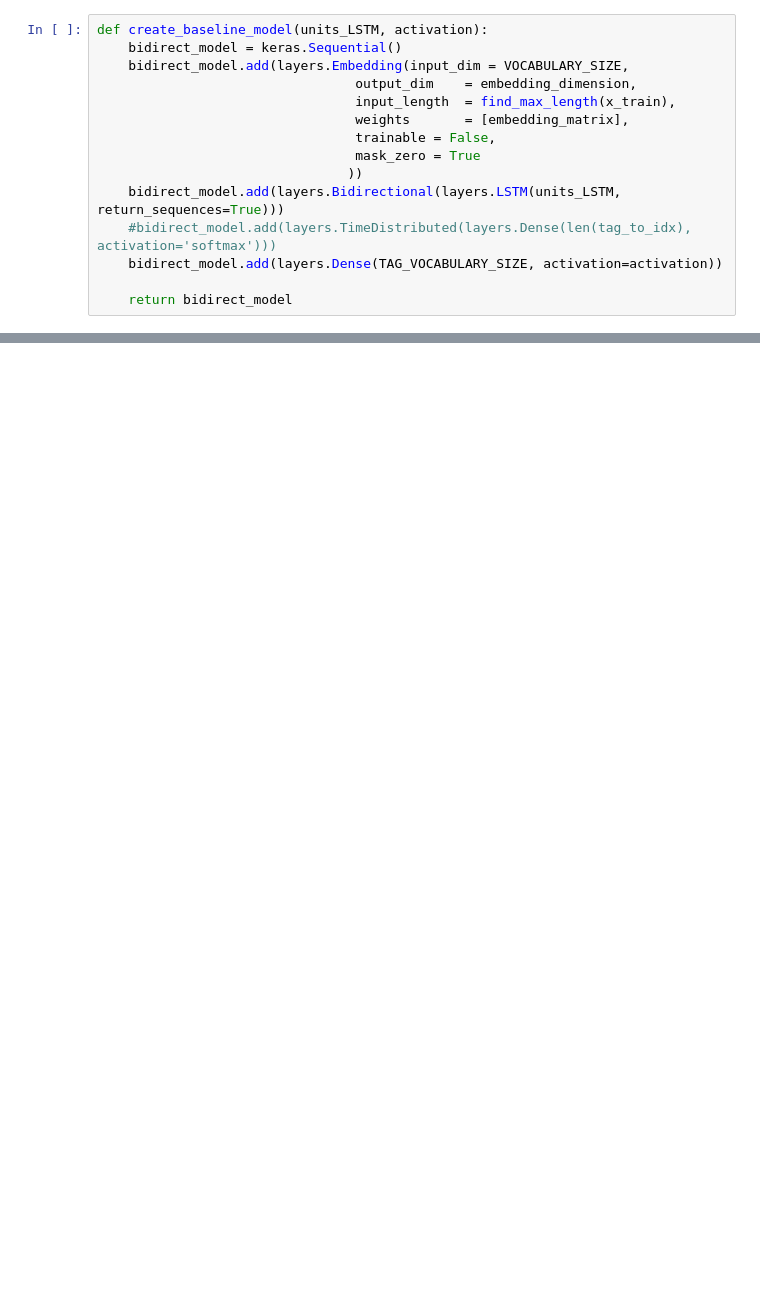
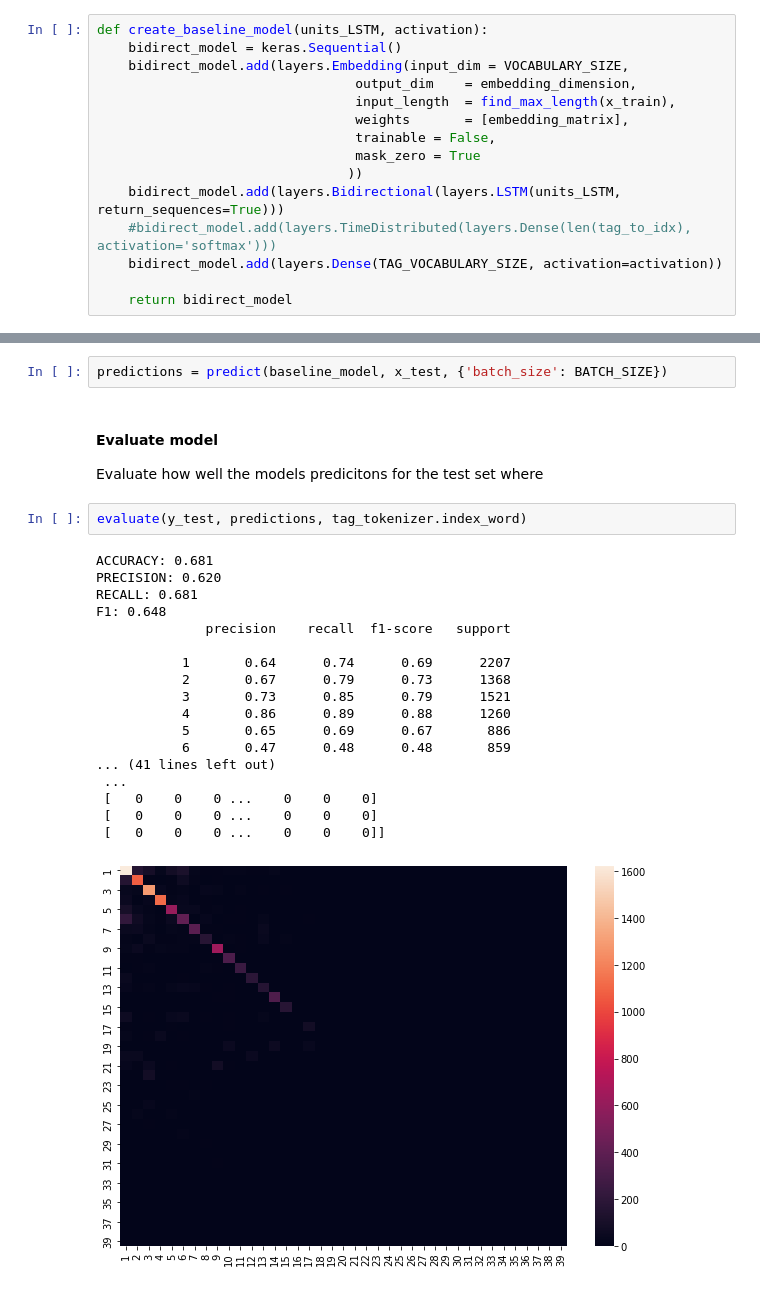
Before and after one commit to solveijm/NLP, a Jupyter notebook: Assignment1/A1.ipynb, the cells around one changed output, grey strips where cells are left out. Cells and saved outputs as stored; diff of their text form; blank space fills up the shorter version.

```diff
--- a/Assignment1/A1.ipynb
+++ b/Assignment1/A1.ipynb
@@ -647,0 +517,26 @@ F1: 0.679
+# %%
+predictions = predict(baseline_model, x_test, {'batch_size': BATCH_SIZE})
+# %% [markdown]
+#### Evaluate model
+Evaluate how well the models predicitons for the test set where
+# %%
+evaluate(y_test, predictions, tag_tokenizer.index_word)
+# %% [output]
+ACCURACY: 0.681
+PRECISION: 0.620
+RECALL: 0.681
+F1: 0.648
+              precision    recall  f1-score   support
+
+           1       0.64      0.74      0.69      2207
+           2       0.67      0.79      0.73      1368
+           3       0.73      0.85      0.79      1521
+           4       0.86      0.89      0.88      1260
+           5       0.65      0.69      0.67       886
+           6       0.47      0.48      0.48       859
+... (41 lines left out)
+ ...
+ [   0    0    0 ...    0    0    0]
+ [   0    0    0 ...    0    0    0]
+ [   0    0    0 ...    0    0    0]]
+[figure, added]
```
Also changed, not shown: parts of 150 cells of this notebook, 20 other files.
